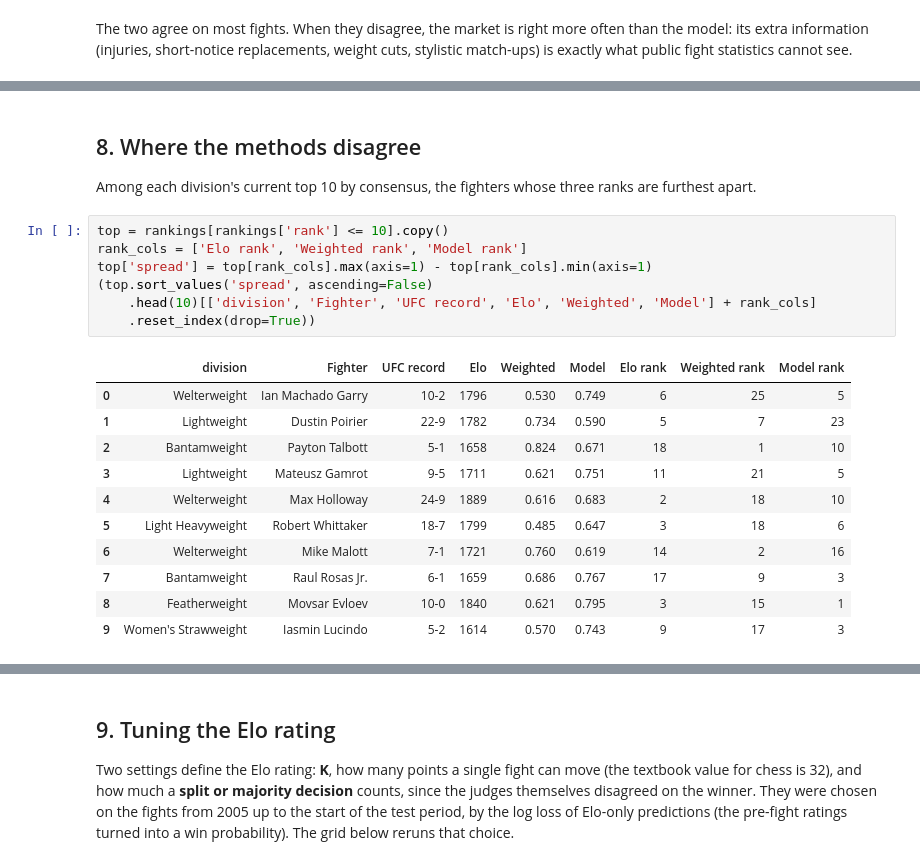
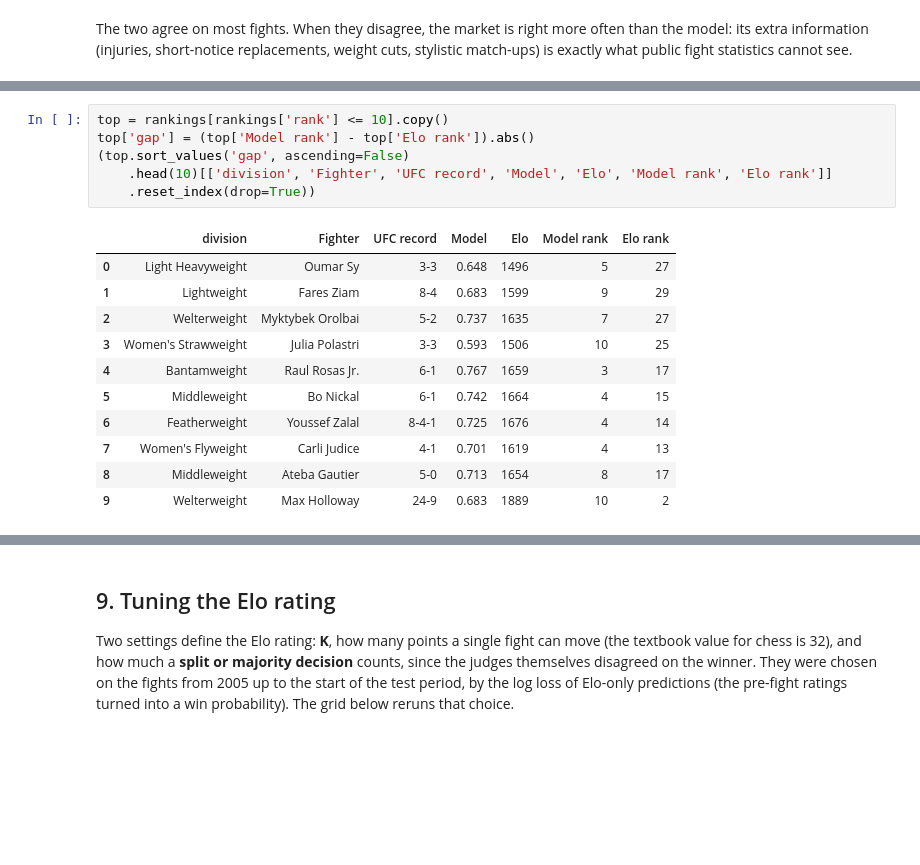
Before and after one commit to tnadiedjoa/Rating-UFC, a Jupyter notebook: notebooks/03_models_and_rankings.ipynb, the cells around one changed output, grey strips where cells are left out. Drawn from its saved outputs; the diff is of its cells as text; blank space fills up the shorter version.

```diff
--- a/notebooks/03_models_and_rankings.ipynb
+++ b/notebooks/03_models_and_rankings.ipynb
@@ -223,23 +318,18 @@ The weighted and model rankings judge how a fighter fights, regardless of opposi
-# %% [markdown]
-## 8. Where the methods disagree
-
-Among each division's current top 10 by consensus, the fighters whose three ranks are furthest apart.
 # %%
 top = rankings[rankings['rank'] <= 10].copy()
-rank_cols = ['Elo rank', 'Weighted rank', 'Model rank']
-top['spread'] = top[rank_cols].max(axis=1) - top[rank_cols].min(axis=1)
-(top.sort_values('spread', ascending=False)
-    .head(10)[['division', 'Fighter', 'UFC record', 'Elo', 'Weighted', 'Model'] + rank_cols]
+top['gap'] = (top['Model rank'] - top['Elo rank']).abs()
+(top.sort_values('gap', ascending=False)
+    .head(10)[['division', 'Fighter', 'UFC record', 'Model', 'Elo', 'Model rank', 'Elo rank']]
     .reset_index(drop=True))
 # %% [output]
-|  | division | Fighter | UFC record | Elo | Weighted | Model | Elo rank | Weighted rank | Model rank |
-| 0 | Welterweight | Ian Machado Garry | 10-2 | 1796 | 0.530 | 0.749 | 6 | 25 | 5 |
-| 1 | Lightweight | Dustin Poirier | 22-9 | 1782 | 0.734 | 0.590 | 5 | 7 | 23 |
-| 2 | Bantamweight | Payton Talbott | 5-1 | 1658 | 0.824 | 0.671 | 18 | 1 | 10 |
-| 3 | Lightweight | Mateusz Gamrot | 9-5 | 1711 | 0.621 | 0.751 | 11 | 21 | 5 |
-| 4 | Welterweight | Max Holloway | 24-9 | 1889 | 0.616 | 0.683 | 2 | 18 | 10 |
-| 5 | Light Heavyweight | Robert Whittaker | 18-7 | 1799 | 0.485 | 0.647 | 3 | 18 | 6 |
-| 6 | Welterweight | Mike Malott | 7-1 | 1721 | 0.760 | 0.619 | 14 | 2 | 16 |
-| 7 | Bantamweight | Raul Rosas Jr. | 6-1 | 1659 | 0.686 | 0.767 | 17 | 9 | 3 |
-| 8 | Featherweight | Movsar Evloev | 10-0 | 1840 | 0.621 | 0.795 | 3 | 15 | 1 |
-| 9 | Women's Strawweight | Iasmin Lucindo | 5-2 | 1614 | 0.570 | 0.743 | 9 | 17 | 3 |
+|  | division | Fighter | UFC record | Model | Elo | Model rank | Elo rank |
+| 0 | Light Heavyweight | Oumar Sy | 3-3 | 0.648 | 1496 | 5 | 27 |
+| 1 | Lightweight | Fares Ziam | 8-4 | 0.683 | 1599 | 9 | 29 |
+| 2 | Welterweight | Myktybek Orolbai | 5-2 | 0.737 | 1635 | 7 | 27 |
+| 3 | Women's Strawweight | Julia Polastri | 3-3 | 0.593 | 1506 | 10 | 25 |
+| 4 | Bantamweight | Raul Rosas Jr. | 6-1 | 0.767 | 1659 | 3 | 17 |
+| 5 | Middleweight | Bo Nickal | 6-1 | 0.742 | 1664 | 4 | 15 |
+| 6 | Featherweight | Youssef Zalal | 8-4-1 | 0.725 | 1676 | 4 | 14 |
+| 7 | Women's Flyweight | Carli Judice | 4-1 | 0.701 | 1619 | 4 | 13 |
+| 8 | Middleweight | Ateba Gautier | 5-0 | 0.713 | 1654 | 8 | 17 |
+| 9 | Welterweight | Max Holloway | 24-9 | 0.683 | 1889 | 10 | 2 |
```
Also changed, not shown: parts of 32 cells of this notebook, 29 other files.
